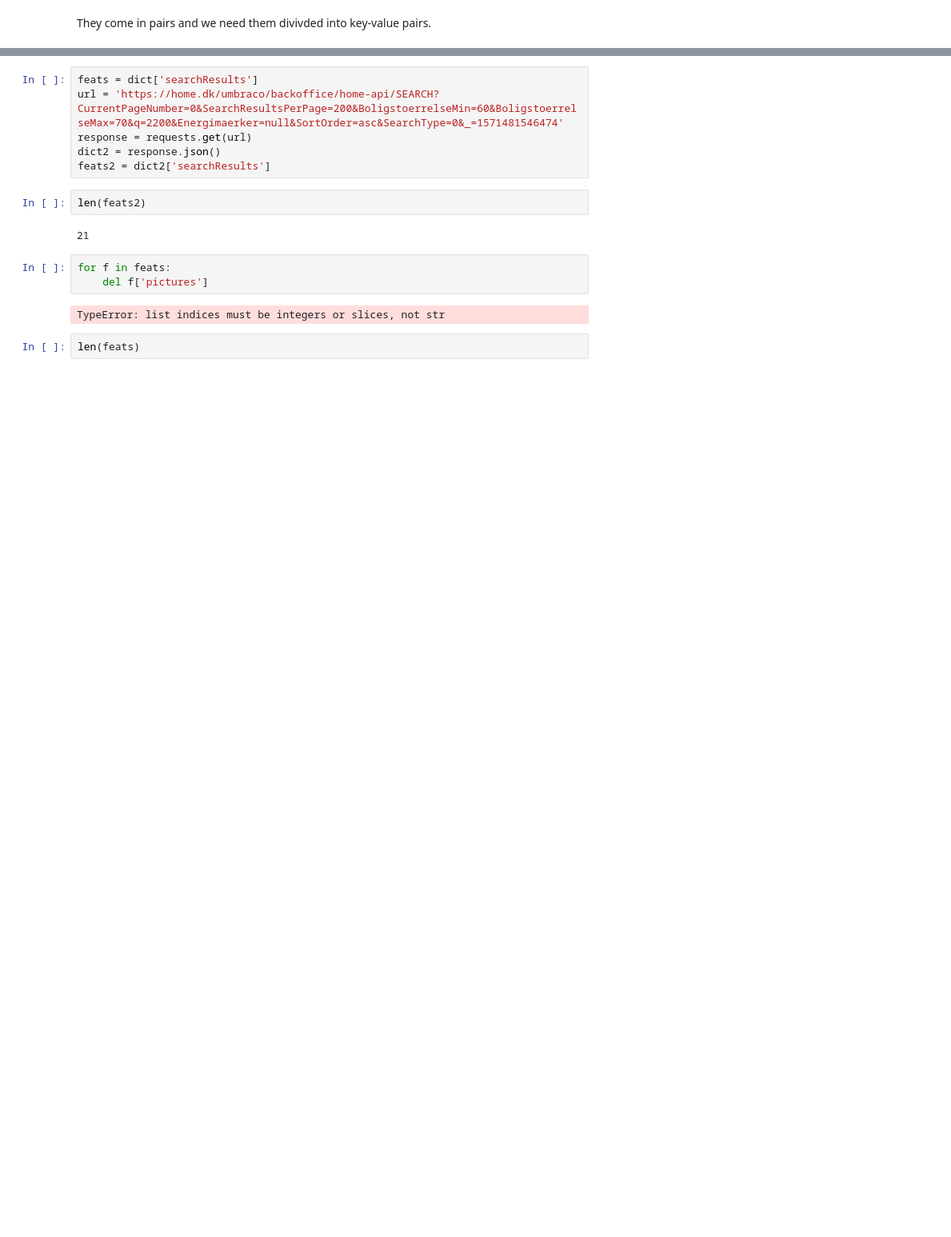
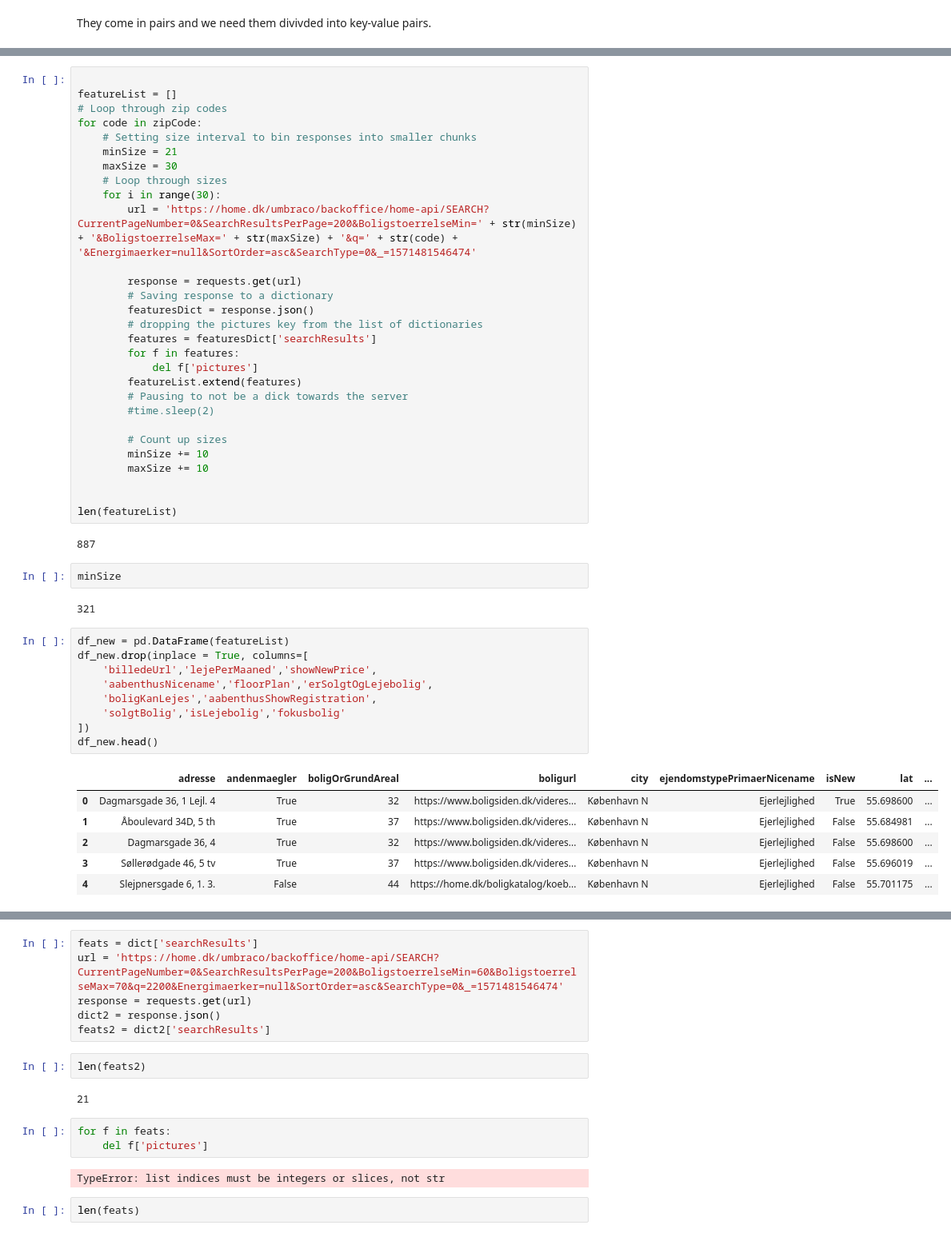
Before and after one commit to mbroend/predicting-home-prices, a Jupyter notebook: Data Wrangling.ipynb, the cells around one changed output, grey strips where cells are left out. Shown at 80% size. Drawn from its saved outputs; the diff is of its cells as text; blank space fills up the shorter version.

Commit message:
Added loops for full run

```diff
--- a/Data Wrangling.ipynb
+++ b/Data Wrangling.ipynb
@@ -273,0 +338,51 @@ df2.head()
+# %%
+
+featureList = []
+# Loop through zip codes
+for code in zipCode:
+    # Setting size interval to bin responses into smaller chunks
+    minSize = 21
+    maxSize = 30
+    # Loop through sizes
+    for i in range(30):
+        url = 'https://home.dk/umbraco/backoffice/home-api/SEARCH?CurrentPageNumber=0&SearchResultsPerPage=200&BoligstoerrelseMin=' + str(minSize) + '&BoligstoerrelseMax=' + str(maxSize) + '&q=' + str(code) + '&Energimaerker=null&SortOrder=asc&SearchType=0&_=1571481546474'
+
+        response = requests.get(url)
+        # Saving response to a dictionary
+        featuresDict = response.json()
+        # dropping the pictures key from the list of dictionaries
+        features = featuresDict['searchResults']
+        for f in features:
+            del f['pictures']
+        featureList.extend(features)
+        # Pausing to not be a dick towards the server
+        #time.sleep(2)
+
+        # Count up sizes
+        minSize += 10
+        maxSize += 10
+
+
+len(featureList)
+# %% [output]
+887
+# %%
+minSize
+# %% [output]
+321
+# %%
+df_new = pd.DataFrame(featureList)
+df_new.drop(inplace = True, columns=[
+    'billedeUrl','lejePerMaaned','showNewPrice',
+    'aabenthusNicename','floorPlan','erSolgtOgLejebolig',
+    'boligKanLejes','aabenthusShowRegistration',
+    'solgtBolig','isLejebolig','fokusbolig'
+])
+df_new.head()
+# %% [output]
+|  | adresse | andenmaegler | boligOrGrundAreal | boligurl | city | ejendomstypePrimaerNicename | isNew | lat | ... |
+| 0 | Dagmarsgade 36, 1 Lejl. 4 | True | 32 | https://www.boligsiden.dk/videres... | København N | Ejerlejlighed | True | 55.698600 | ... |
+| 1 | Åboulevard 34D, 5 th | True | 37 | https://www.boligsiden.dk/videres... | København N | Ejerlejlighed | False | 55.684981 | ... |
+| 2 | Dagmarsgade 36, 4 | True | 32 | https://www.boligsiden.dk/videres... | København N | Ejerlejlighed | False | 55.698600 | ... |
+| 3 | Søllerødgade 46, 5 tv | True | 37 | https://www.boligsiden.dk/videres... | København N | Ejerlejlighed | False | 55.696019 | ... |
+| 4 | Slejpnersgade 6, 1. 3. | False | 44 | https://home.dk/boligkatalog/koeb... | København N | Ejerlejlighed | False | 55.701175 | ... |
```
Also changed, not shown: parts of 15 cells of this notebook.
